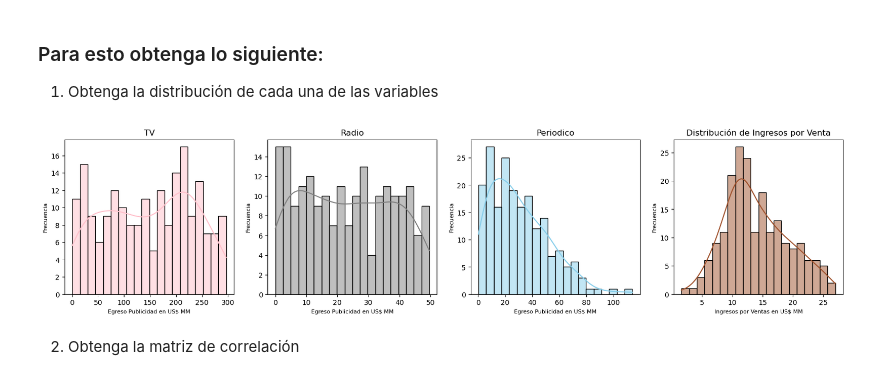
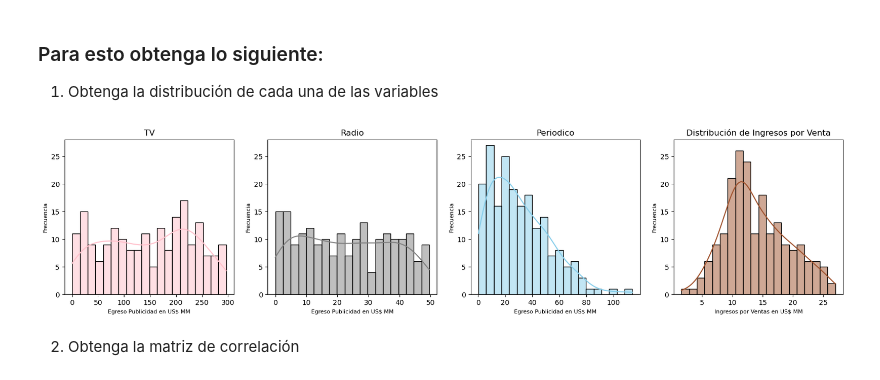
Before and after one commit to fidebravo/Modulo5, a Jupyter notebook: Modulo5_Actividad3.ipynb, the cells around one changed output. Saved outputs shown, nothing was run; the diff lists cells and outputs as text; code cells hidden in the pictures.

```diff
--- a/Modulo5_Actividad3.ipynb
+++ b/Modulo5_Actividad3.ipynb
@@ -56,34 +56,38 @@ datos.head()
 # %%
 import matplotlib.pyplot as plt
 import seaborn as sns
 import warnings
 warnings.filterwarnings("ignore")
 
 fig, axes = plt.subplots(1, 4, figsize=(20, 4))
 
 sns.histplot(ax=axes[0], data=datos, x='tv', bins=20, color='pink', kde=True)
 axes[0].set_title('TV', fontsize=12)
 axes[0].set_xlabel('Egreso Publicidad en US$ MM', fontsize=8)
 axes[0].set_ylabel('Frecuencia', fontsize=8)
+axes[0].set_ylim(0, 28)
 
 sns.histplot(ax=axes[1], data=datos, x='radio', bins=20, color='gray', kde=True)
 axes[1].set_title('Radio', fontsize=12)
 axes[1].set_xlabel('Egreso Publicidad en US$ MM', fontsize=8)
 axes[1].set_ylabel('Frecuencia', fontsize=8)
+axes[1].set_ylim(0, 28)
 
 sns.histplot(ax=axes[2], data=datos, x='periodico', bins=20, color='skyblue', kde=True)
 axes[2].set_title('Periodico', fontsize=12)
 axes[2].set_xlabel('Egreso Publicidad en US$ MM', fontsize=8)
 axes[2].set_ylabel('Frecuencia', fontsize=8)
+axes[2].set_ylim(0, 28)
 
 sns.histplot(ax=axes[3], data=datos, x='ventas', bins=20, color='sienna', kde=True)
 axes[3].set_title('Distribución de Ingresos por Venta', fontsize=12)
 axes[3].set_xlabel('Ingresos por Ventas en US$ MM', fontsize=8)
 axes[3].set_ylabel('Frecuencia', fontsize=8)
+axes[3].set_ylim(0, 28)
 
 plt.show()
 # %% [output]
-[figure, old version]
+[figure, new version]
 # %% [markdown]
 2. Obtenga la matriz de correlación
 # %%
```
Also changed, not shown: parts of 1 cell of this notebook.
